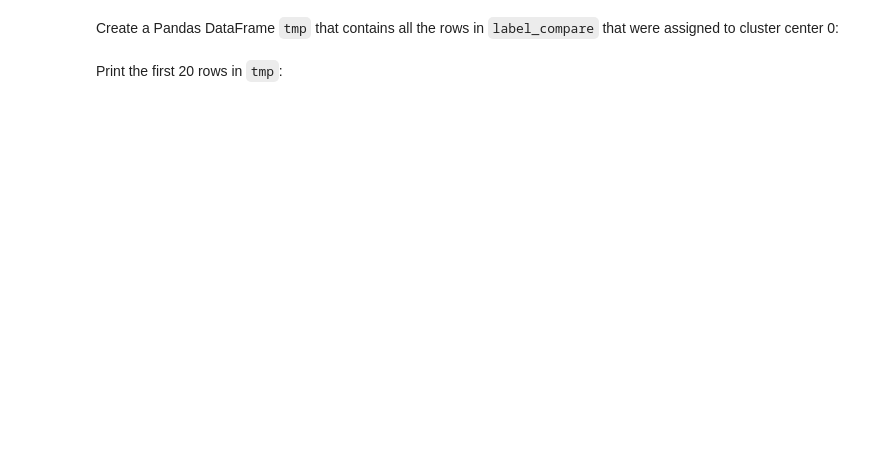
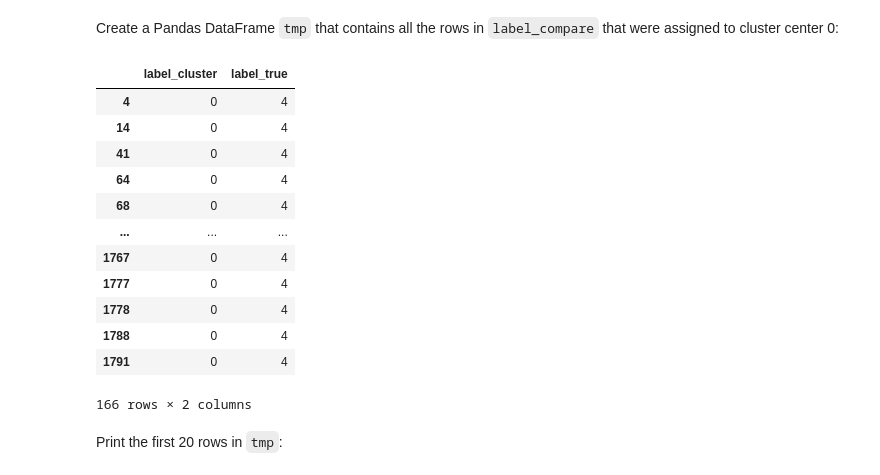
Before and after one commit to hserbruy/D012513A-Specialised-Bio-informatics-Machine-Learning, a Jupyter notebook: practicum_II/Kmeans.ipynb, the cells around one changed output. Saved outputs shown, nothing was run; the diff lists cells and outputs as text; code cells hidden in the pictures; blank space fills up the shorter version.

```diff
--- a/practicum_II/Kmeans.ipynb
+++ b/practicum_II/Kmeans.ipynb
@@ -121,10 +121,11 @@ Cluster the data into 10 groups with just one random cluster center initializati
 #Start code here
 
 #initialize K-means here
-cls_kmns =
+cls_kmns = KMeans(n_clusters=10, init='k-means++', random_state = 0)
 
 #store clusters here
-kmeans_result =
+kmeans_result = cls_kmns.fit_predict(X)
+#voor elk datapunt in x wat is ht dichtste cluster center
 
 #End code here
 
@@ -148,8 +157,10 @@ for axi, center in zip(ax.flat, cls_kmns.cluster_centers_):
 Create a Pandas DataFrame `label_compare` with two columns: `label_cluster` that contains the labels assigned by the K-means clustering and `label_true` that contains the true (observed) label for each datapoint in `X`:
 # %%
 #Start code here
+#label_cluster waarde volgens K means clustering
+#label_true wat de echte waarde zou moeten zijn
 
-label_compare =
+label_compare = pd.DataFrame({'label_cluster': kmeans_result, 'label_true': y})
 
 #End code here
 
@@ -159,9 +185,23 @@ Create a Pandas DataFrame `tmp` that contains all the rows in `label_compare` th
 # %%
 #Start code here
 
-tmp =
-
+tmp = label_compare.loc[label_compare.label_cluster == 0]
+tmp
 #End code here
+# %% [output]
+|  | label_cluster | label_true |
+| 4 | 0 | 4 |
+| 14 | 0 | 4 |
+| 41 | 0 | 4 |
+| 64 | 0 | 4 |
+| 68 | 0 | 4 |
+| ... | ... | ... |
+| 1767 | 0 | 4 |
+| 1777 | 0 | 4 |
+| 1778 | 0 | 4 |
+| 1788 | 0 | 4 |
+| 1791 | 0 | 4 |
+166 rows × 2 columns
 # %% [markdown]
 Print the first 20 rows in `tmp`:
 # %%
```
Also changed, not shown: parts of 15 cells of this notebook.
